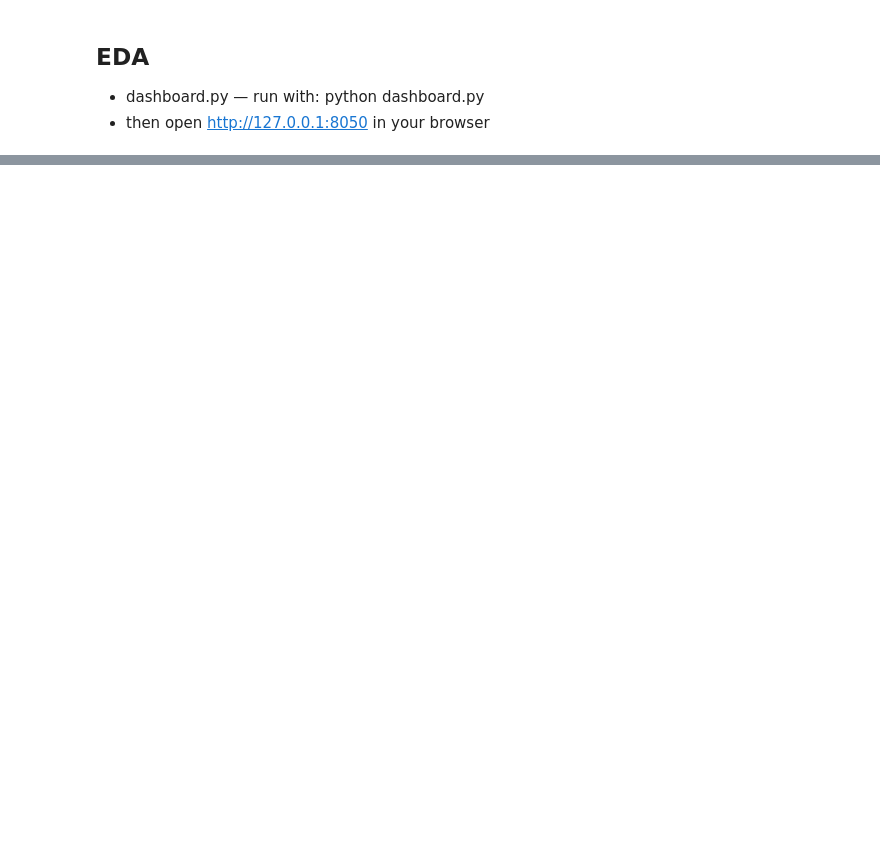
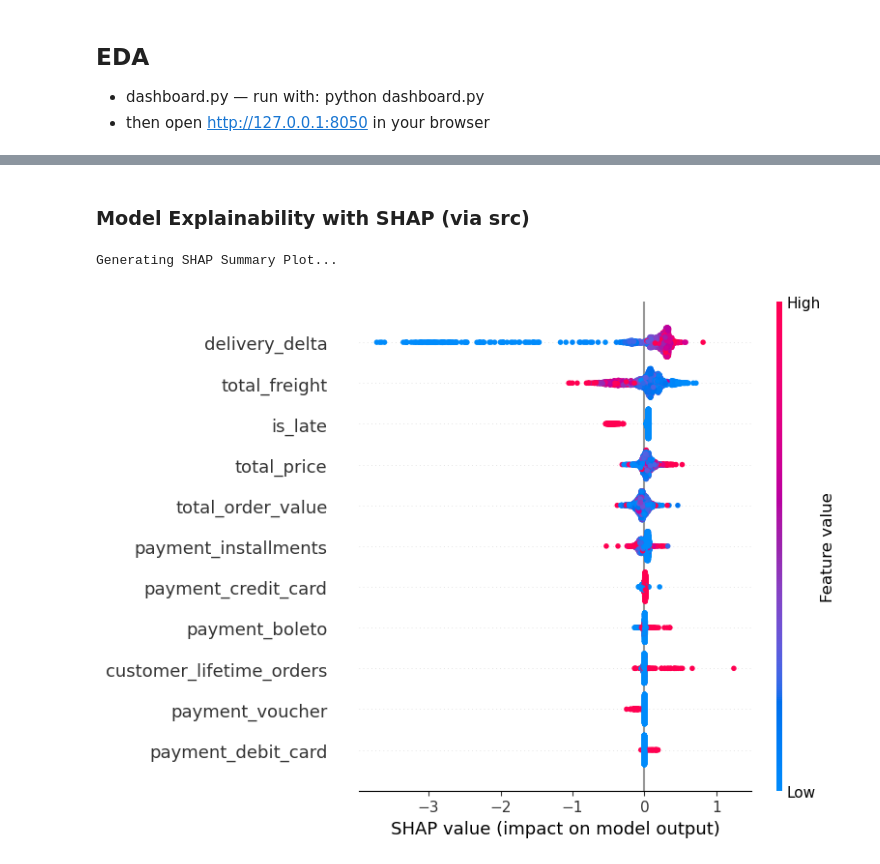
Before and after one commit to lauraromerog/Improving_Customer_Retention_through_Payment_Analytics, a Jupyter notebook: notebooks/olist_payment_analytics.ipynb, the cells around one changed output, grey strips where cells are left out. Saved outputs shown, nothing was run; the diff lists cells and outputs as text; code cells hidden in the pictures; blank space fills up the shorter version.

Commit message:
added ML full pipeline

```diff
--- a/notebooks/olist_payment_analytics.ipynb
+++ b/notebooks/olist_payment_analytics.ipynb
@@ -551,0 +583,31 @@ if __name__ == "__main__":
+# %%
+# Use the reusable src workflow instead of re-implementing training logic in-notebook
+numeric_features = get_numeric_feature_set(feature_scope="post_delivery")
+
+ml_results = run_full_ml_workflow(
+    df=df_clean,
+    numeric_features=numeric_features,
+    feature_scope="post_delivery",
+    n_clusters=4,
+    compute_shap=True,
+    random_state=42,
+)
+
+print("--- Model Metrics (sorted by low-satisfaction performance) ---")
+display(ml_results["metrics"])
+
+print("\n--- Top At-Risk Orders/Customers ---")
+display(
+    ml_results["risk_table"][
+        [
+            "scoring_model",
+            "predicted_risk_band",
+            "predicted_low_probability",
+            "predicted_high_probability",
+            "decision_threshold",
+        ]
+    ].head(10)
+)
+
+if ml_results["roc_figure"] is not None:
+    ml_results["roc_figure"].show()
@@ -551,0 +632,12 @@ if __name__ == "__main__":
+# %% [markdown]
+### Model Explainability with SHAP (via src)
+# %%
+print("Generating SHAP Summary Plot...")
+
+if ml_results.get("shap") is None:
+    print("SHAP artifacts were not computed. Set compute_shap=True in the workflow cell.")
+else:
+    _ = plot_shap_summary(ml_results["shap"], max_display=12, plot_type="dot")
+# %% [output]
+Generating SHAP Summary Plot...
+[figure, added]
```
Also changed, not shown: parts of 19 cells of this notebook, 4 other files.
